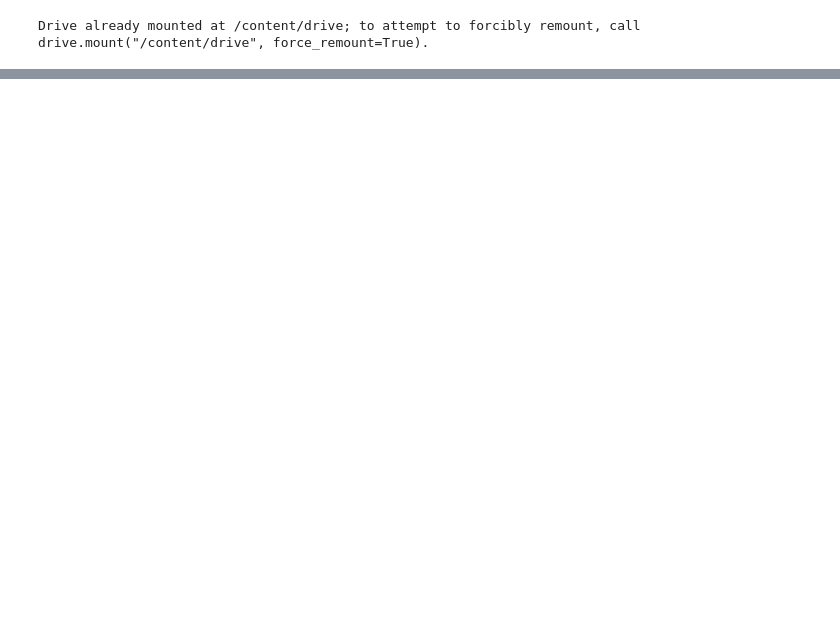
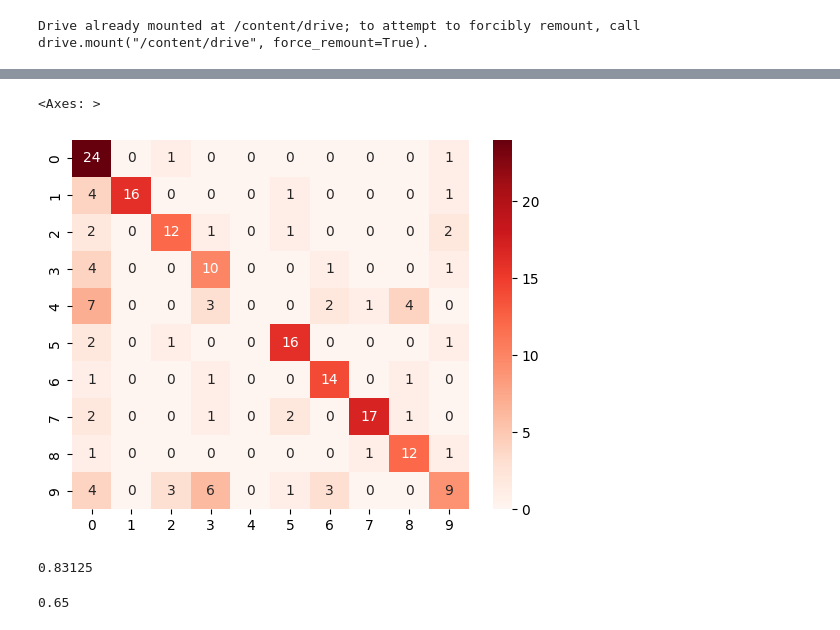
Before and after one commit to Tion286/Hello-world, a Jupyter notebook: Copy_of_End_of_Week_Assessment.ipynb, the cells around one changed output, grey strips where cells are left out. Saved outputs shown, nothing was run; the diff lists cells and outputs as text; code cells hidden in the pictures; blank space fills up the shorter version.

```diff
--- a/Copy_of_End_of_Week_Assessment.ipynb
+++ b/Copy_of_End_of_Week_Assessment.ipynb
@@ -102,0 +158,8 @@ grid_search.fit(x_train, y_train)
+# %%
+y_test_pred = getClassLabels(y_test_prob)
+y_test_true = getClassLabels(np.array(y_test))
+cmat_test = confusion_matrix(y_test_true, y_test_pred)
+sns.heatmap(cmat_test, cmap = "Reds", annot = True)
+# %% [output]
+<Axes: >
+[figure, added]
@@ -102,0 +172,8 @@ grid_search.fit(x_train, y_train)
+# %%
+accuracy(cmat_train, len(x_train))
+# %% [output]
+0.83125
+# %%
+accuracy(cmat_test, len(x_test))
+# %% [output]
+0.65
```
Also changed, not shown: parts of 26 cells of this notebook.
